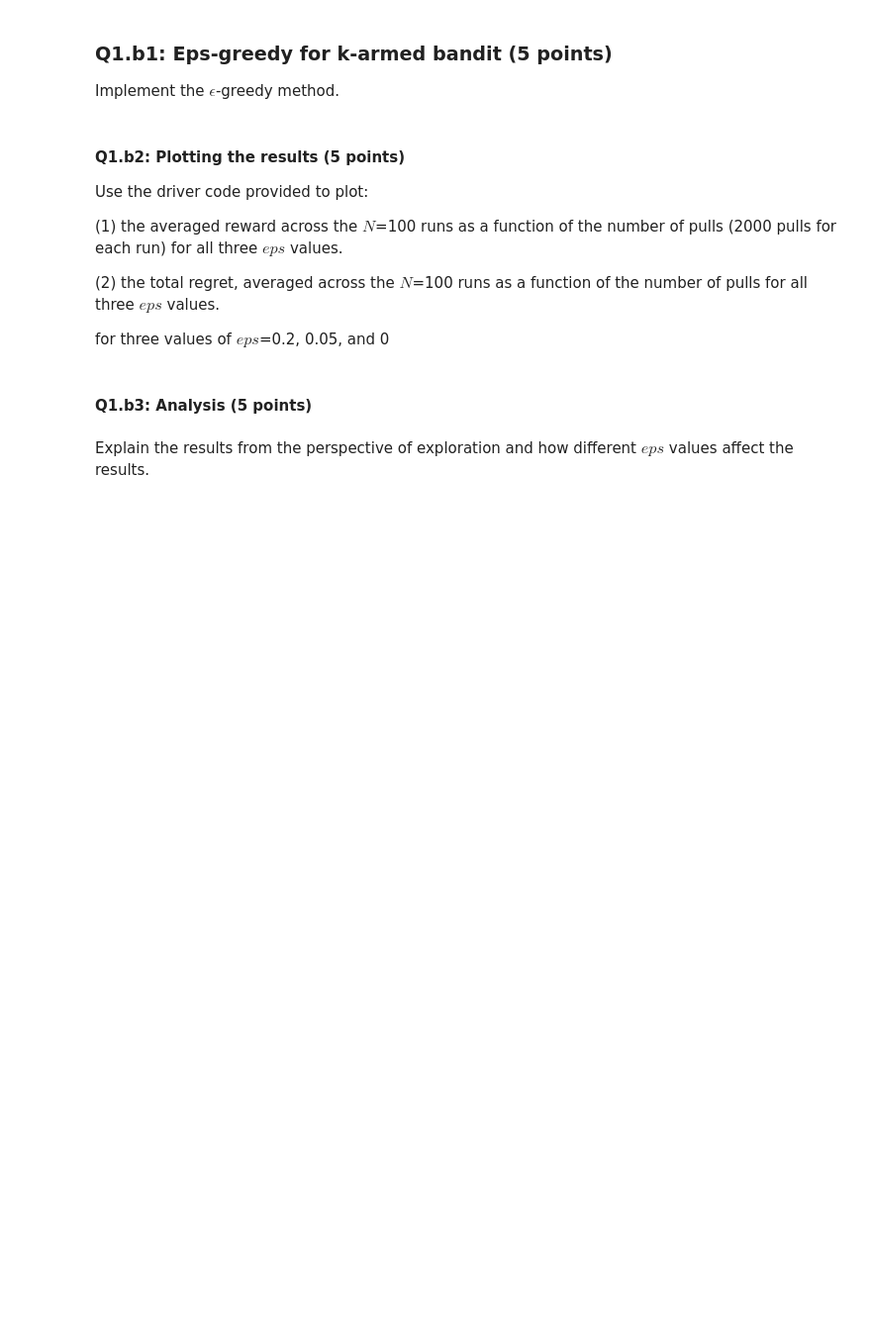
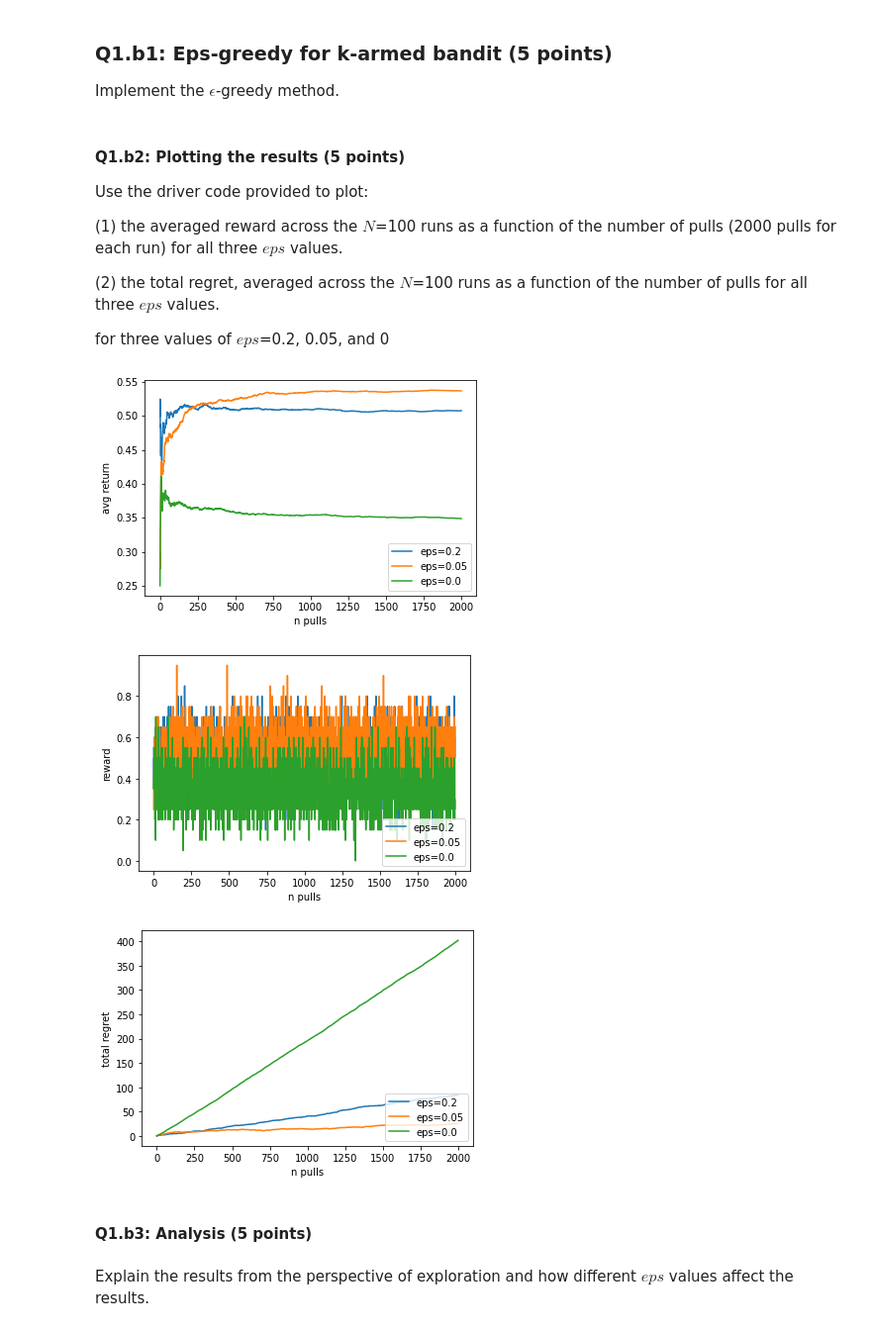
Before and after one commit to LatentDream/reinforcement-learning-intro, a Jupyter notebook: Assignment_1/main.ipynb, the cells around one changed output. Shown: that part at 99% size. Cells and saved outputs as stored; diff of their text form; code cells hidden in the pictures; blank space fills up the shorter version.

```diff
--- a/Assignment_1/main.ipynb
+++ b/Assignment_1/main.ipynb
@@ -76,7 +76,9 @@ class Bandit(object):
     """
     assert a_idx < self.n_arm, "invalid action index"
     # ----------------------------------------------
-    ...
+    did_click = bernoulli.rvs(self.actual_ctr[a_idx])
+    self.impressions[a_idx] += 1
+    self.clicks[a_idx] += did_click
     # ----------------------------------------------
     return did_click
 # %% [markdown]
@@ -93,6 +95,7 @@ bandit = Bandit(n_arm=3, actual_ctr=[0.35, 0.55, 0.1])
 
 Implement the $\epsilon$-greedy method.
 # %%
+import random
 def eps_greedy(
     bandit: Bandit,
     eps: float,
@@ -102,8 +105,7 @@ def eps_greedy(
   .inputs:
     bandit: A bandit problem, instantiated from the above class.
     eps: The epsilon value.
-    ctr_init_val: Here we
-      initialize all the table entries to the same value.
+    ctr_init_val: Here we initialize all the table entries to the same value.
   .outputs:
     rew_record: The record of rewards at each timestep.
     avg_ret_record: The average return up to step t, where t goes from 0 to n_pulls.
@@ -112,7 +114,6 @@ def eps_greedy(
   # init ctr (the estimates) (here we also keep a log of rewards)
   ctr = {idx: [ctr_init_val] for idx in range(bandit.n_arm)}
   ctr_estimated = [ctr_init_val]*bandit.n_arm
-
 
   # the total return
   ret = .0
@@ -124,11 +125,38 @@ def eps_greedy(
 
   for t in range(bandit.n_pulls):
     # ----------------------------------------------
-    ...
+    bandit_idx = -1
+
+    if np.random.uniform() >= eps:
+        # * Exploite the best one so far
+        curr_opt_ctr = np.max(ctr_estimated)
+        bandit_idx = ctr_estimated.index(curr_opt_ctr)
+    else:
+        # * Explore a random one
+        random_bandit = choice(ctr_estimated)
+        bandit_idx = ctr_estimated.index(random_bandit)
+
+    # Display an ads and check if there's a click
+    did_click = bandit.pull(bandit_idx)
+
+    # Save the info
+    rew_record.append(did_click)
+    ret += did_click
+    avg_ret_record.append(ret/(t+1))
+
+    # Update the CTR estimate
+    ctr_estimate = bandit.clicks[bandit_idx] / bandit.impressions[bandit_idx]
+    ctr[bandit_idx].append(ctr_estimate)
+    ctr_estimated[bandit_idx] = ctr_estimate
+
+    curr_reg = (t+1) * opt_ctr - ret
+    tot_reg_record.append(curr_reg)
+
     # ----------------------------------------------
   # calculate the regret
   reg = bandit.n_pulls * opt_ctr - ret
 
+
   return rew_record, avg_ret_record, tot_reg_record
 # %% [markdown]
 <!-- END QUESTION -->
@@ -164,35 +192,40 @@ for eps in [0.2, 0.05, .0]:
   avg_ret_rec = np.zeros(bandit.n_pulls)
   tot_reg_rec = np.zeros(bandit.n_pulls)
   start_time = time.time()
   for n in range(N):
     rew_rec_n, avg_ret_rec_n, tot_reg_rec_n = eps_greedy(bandit, eps)
     rew_rec += np.array(rew_rec_n)
     avg_ret_rec += np.array(avg_ret_rec_n)
     tot_reg_rec += np.array(tot_reg_rec_n)
   end_time = time.time()
   # print(f"time per run: {end_time - start_time}/N")
   # take the mean
   rew_rec /= N
   avg_ret_rec /= N
   tot_reg_rec /= N
 
   plt.figure(0)
   plt.plot(avg_ret_rec, label="eps={}".format(eps))
   plt.legend(loc="lower right")
 
   plt.figure(1)
   plt.plot(rew_rec[1:], label="eps={}".format(eps))
   plt.legend(loc="lower right")
 
   plt.figure(2)
   plt.plot(tot_reg_rec, label="eps={}".format(eps))
   plt.legend(loc="lower right")
 
   if tot_reg_rec[-1] < tot_reg_rec_best:
         ep_greedy_dict = {
-        'reward':avg_ret_rec,
-        'regret_list':tot_reg_rec,}
+            'reward':avg_ret_rec,
+            'regret_list':tot_reg_rec
+        }
         tot_reg_rec_best = tot_reg_rec[-1]
+# %% [output]
+[figure, added]
+[figure, added]
+[figure, added]
 # %% [markdown]
 #### Q1.b3: Analysis (5 points)
 # %% [markdown]
```
Also changed, not shown: parts of 5 cells of this notebook.
